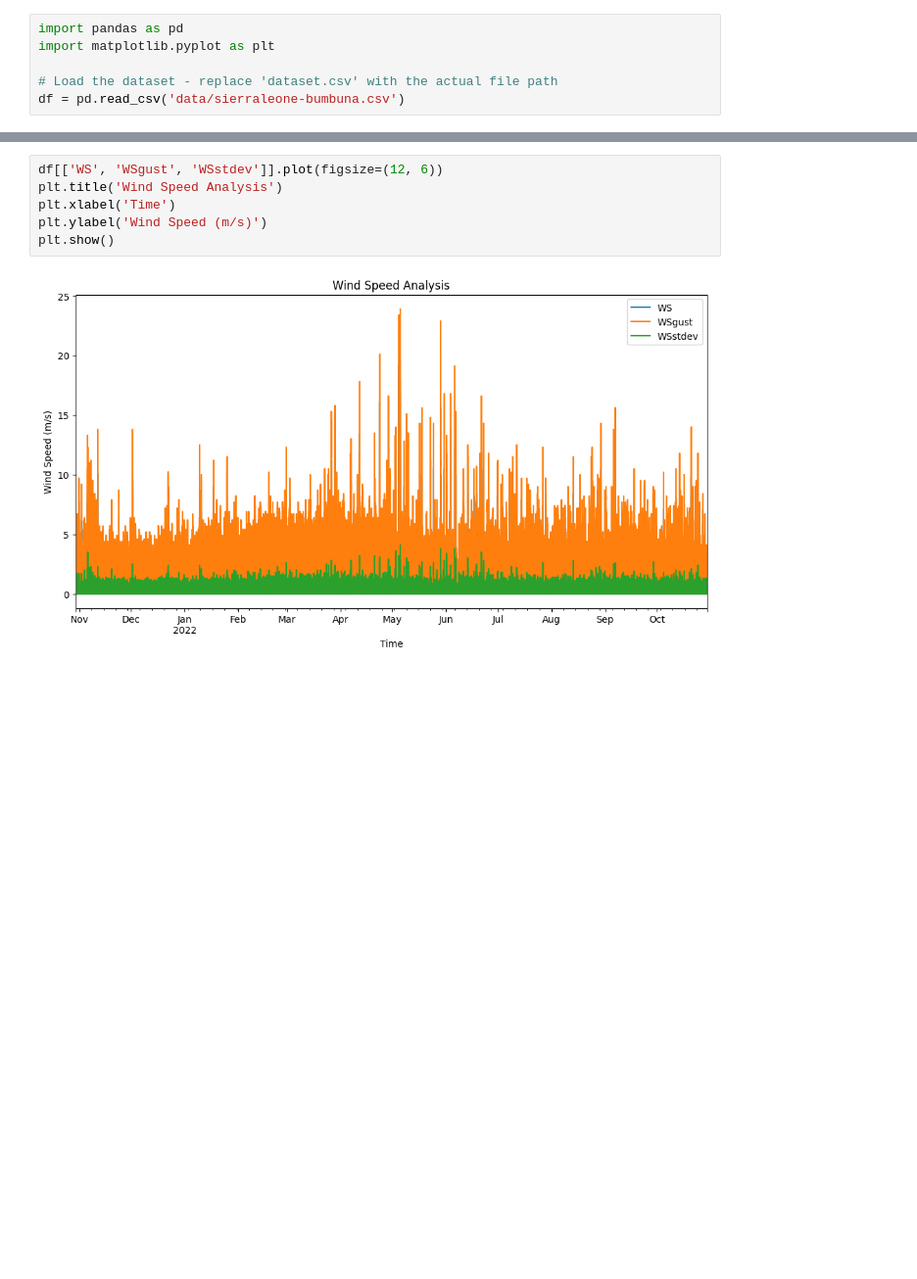
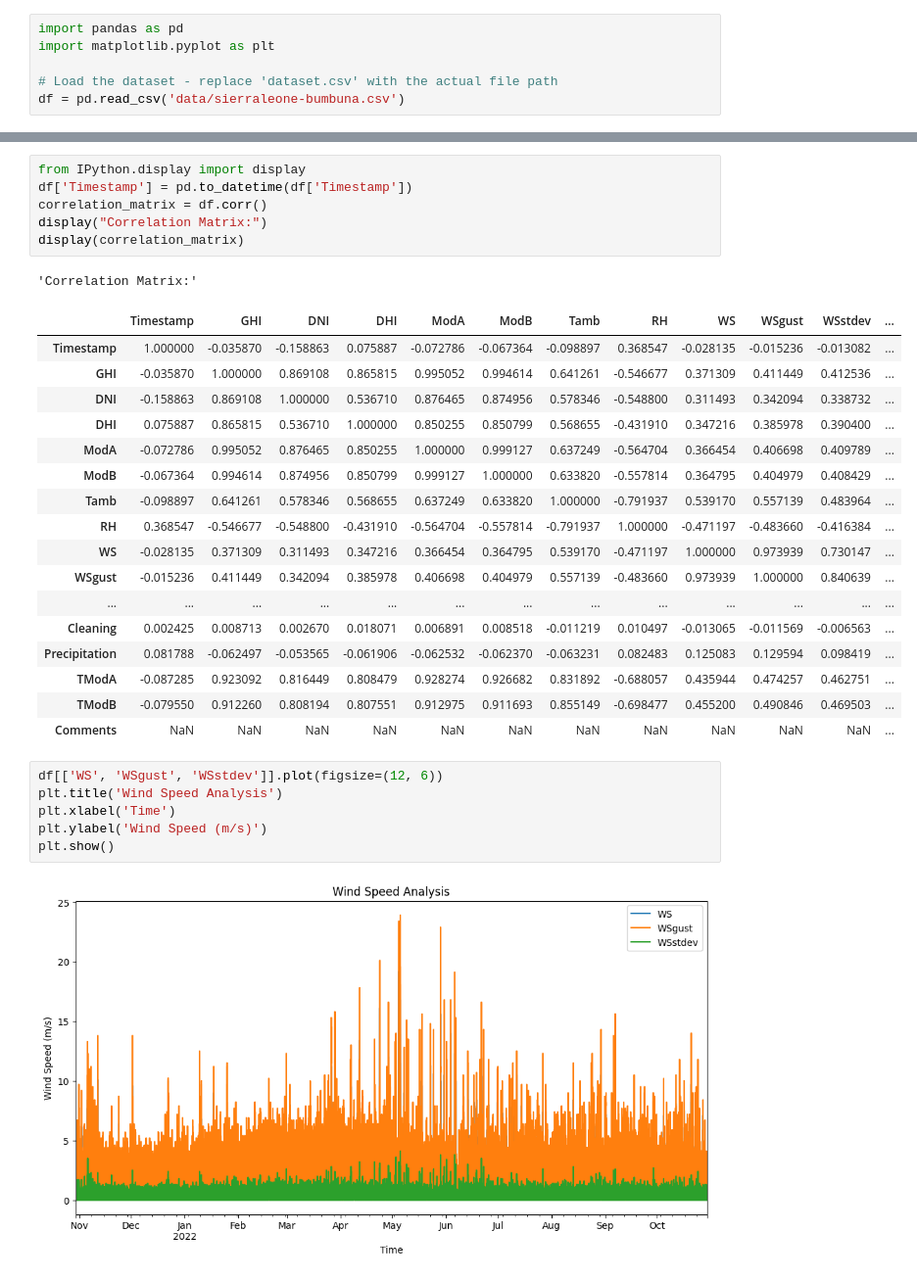
Before and after one commit to Daniel-Andarge/AiML-moonlight-data-analysis-and-dashboard-dev, a Jupyter notebook: Exploratory-Data-Analysis.ipynb, the cells around one changed output, grey strips where cells are left out. Shown: that part at 98% size. Drawn from its saved outputs; the diff is of its cells as text; blank space fills up the shorter version.

```diff
--- a/Exploratory-Data-Analysis.ipynb
+++ b/Exploratory-Data-Analysis.ipynb
@@ -125,3 +111,28 @@ plt.show()
+# %%
+from IPython.display import display
+df['Timestamp'] = pd.to_datetime(df['Timestamp'])
+correlation_matrix = df.corr()
+display("Correlation Matrix:")
+display(correlation_matrix)
+# %% [output]
+'Correlation Matrix:'
+|  | Timestamp | GHI | DNI | DHI | ModA | ModB | Tamb | RH | WS | WSgust | WSstdev | ... |
+| Timestamp | 1.000000 | -0.035870 | -0.158863 | 0.075887 | -0.072786 | -0.067364 | -0.098897 | 0.368547 | -0.028135 | -0.015236 | -0.013082 | ... |
+| GHI | -0.035870 | 1.000000 | 0.869108 | 0.865815 | 0.995052 | 0.994614 | 0.641261 | -0.546677 | 0.371309 | 0.411449 | 0.412536 | ... |
+| DNI | -0.158863 | 0.869108 | 1.000000 | 0.536710 | 0.876465 | 0.874956 | 0.578346 | -0.548800 | 0.311493 | 0.342094 | 0.338732 | ... |
+| DHI | 0.075887 | 0.865815 | 0.536710 | 1.000000 | 0.850255 | 0.850799 | 0.568655 | -0.431910 | 0.347216 | 0.385978 | 0.390400 | ... |
+| ModA | -0.072786 | 0.995052 | 0.876465 | 0.850255 | 1.000000 | 0.999127 | 0.637249 | -0.564704 | 0.366454 | 0.406698 | 0.409789 | ... |
+| ModB | -0.067364 | 0.994614 | 0.874956 | 0.850799 | 0.999127 | 1.000000 | 0.633820 | -0.557814 | 0.364795 | 0.404979 | 0.408429 | ... |
+| Tamb | -0.098897 | 0.641261 | 0.578346 | 0.568655 | 0.637249 | 0.633820 | 1.000000 | -0.791937 | 0.539170 | 0.557139 | 0.483964 | ... |
+| RH | 0.368547 | -0.546677 | -0.548800 | -0.431910 | -0.564704 | -0.557814 | -0.791937 | 1.000000 | -0.471197 | -0.483660 | -0.416384 | ... |
+| WS | -0.028135 | 0.371309 | 0.311493 | 0.347216 | 0.366454 | 0.364795 | 0.539170 | -0.471197 | 1.000000 | 0.973939 | 0.730147 | ... |
+| WSgust | -0.015236 | 0.411449 | 0.342094 | 0.385978 | 0.406698 | 0.404979 | 0.557139 | -0.483660 | 0.973939 | 1.000000 | 0.840639 | ... |
+| ... | ... | ... | ... | ... | ... | ... | ... | ... | ... | ... | ... | ... |
+| Cleaning | 0.002425 | 0.008713 | 0.002670 | 0.018071 | 0.006891 | 0.008518 | -0.011219 | 0.010497 | -0.013065 | -0.011569 | -0.006563 | ... |
+| Precipitation | 0.081788 | -0.062497 | -0.053565 | -0.061906 | -0.062532 | -0.062370 | -0.063231 | 0.082483 | 0.125083 | 0.129594 | 0.098419 | ... |
+| TModA | -0.087285 | 0.923092 | 0.816449 | 0.808479 | 0.928274 | 0.926682 | 0.831892 | -0.688057 | 0.435944 | 0.474257 | 0.462751 | ... |
+| TModB | -0.079550 | 0.912260 | 0.808194 | 0.807551 | 0.912975 | 0.911693 | 0.855149 | -0.698477 | 0.455200 | 0.490846 | 0.469503 | ... |
+| Comments | NaN | NaN | NaN | NaN | NaN | NaN | NaN | NaN | NaN | NaN | NaN | ... |
 # %%
 df[['WS', 'WSgust', 'WSstdev']].plot(figsize=(12, 6))
 plt.title('Wind Speed Analysis')
```
Also changed, not shown: parts of 9 cells of this notebook.
